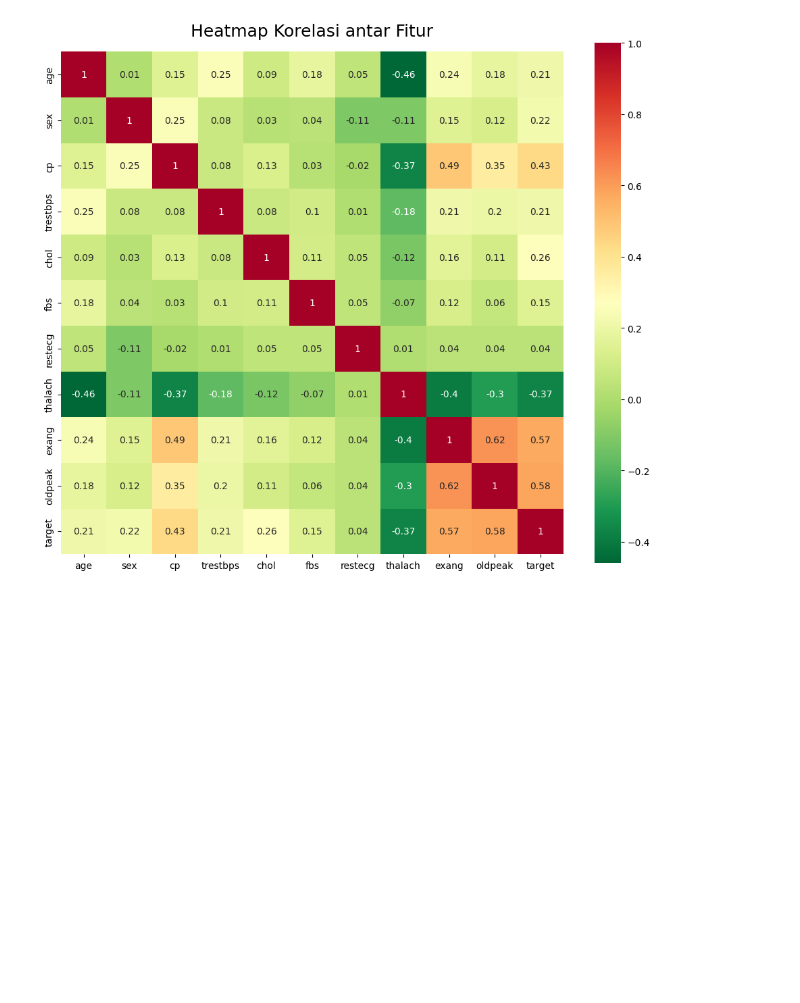
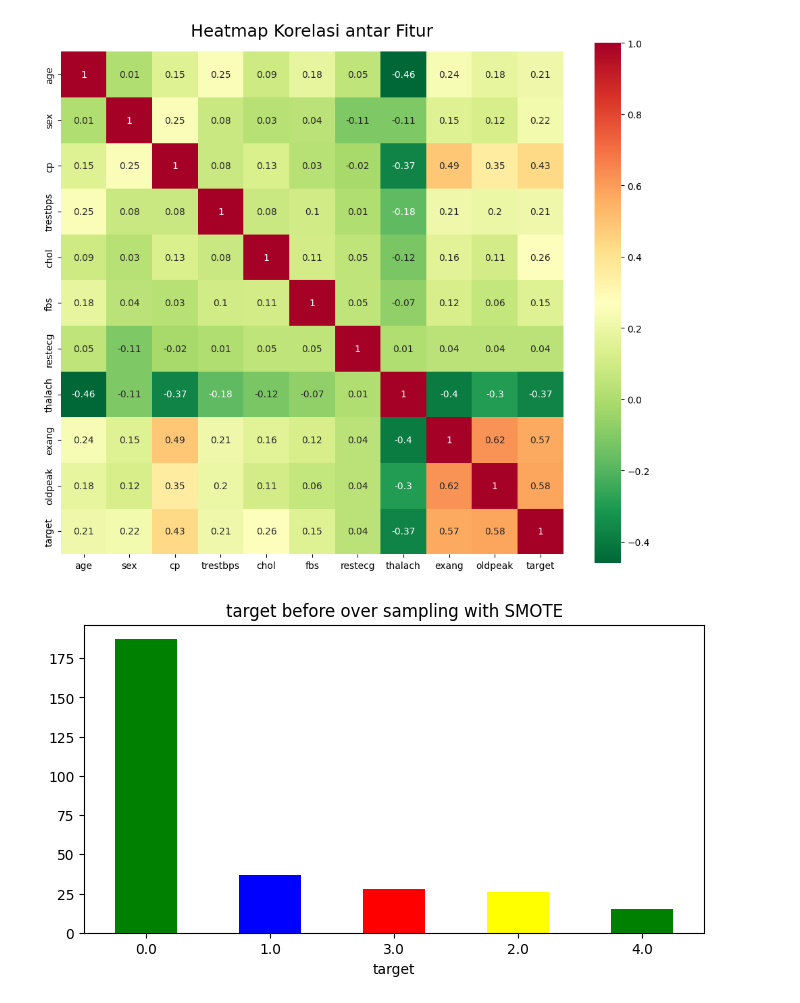
Before and after one commit to drchmsyh/BENGKOD-CAPSTONE-DS, a Jupyter notebook: bengkod_capstone.ipynb, the cells around one changed output. Drawn from its saved outputs; the diff is of its cells as text; code cells hidden in the pictures; blank space fills up the shorter version.

```diff
--- a/bengkod_capstone.ipynb
+++ b/bengkod_capstone.ipynb
@@ -280,3 +280,12 @@ sns.heatmap(
 plt.show()
 # %% [output]
 [figure]
+# %%
+X = dfClean.drop('target', axis=1)
+y = dfClean['target']
+
+y.value_counts().plot(kind='bar', figsize=(8,4), color=['green', 'blue', 'red', 'yellow'])
+plt.title('target before over sampling with SMOTE')
+plt.xticks(rotation=0);
+# %% [output]
+[figure, added]
```
Also changed, not shown: parts of 17 cells of this notebook.
